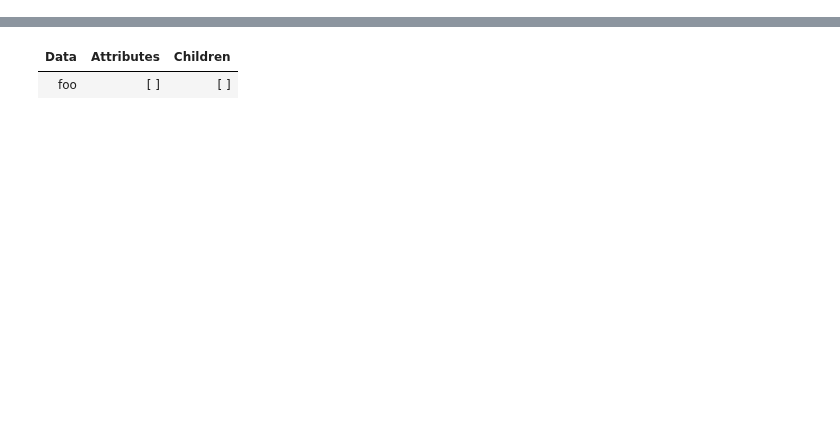
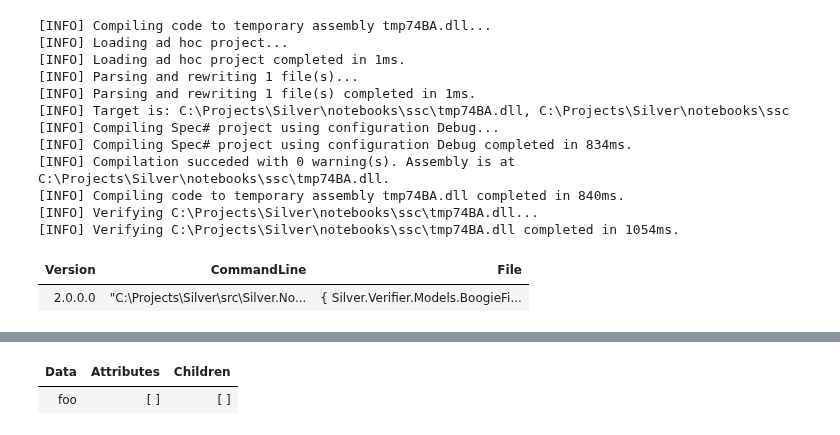
Before and after one commit to allisterb/Silver, a Jupyter notebook: notebooks/ndcoslo2022.ipynb, the cells around one changed output, grey strips where cells are left out. Saved outputs shown, nothing was run; the diff lists cells and outputs as text; code cells hidden in the pictures; blank space fills up the shorter version.

```diff
--- a/notebooks/ndcoslo2022.ipynb
+++ b/notebooks/ndcoslo2022.ipynb
@@ -19,0 +32,18 @@ Verifier.VerifyCode("foo() {}")
+# %%
+#!share test1 --from value
+Verifier.VerifyCode(test1)
+# %% [output]
+[INFO] Compiling code to temporary assembly tmp74BA.dll...
+[INFO] Loading ad hoc project...
+[INFO] Loading ad hoc project completed in 1ms.
+[INFO] Parsing and rewriting 1 file(s)...
+[INFO] Parsing and rewriting 1 file(s) completed in 1ms.
+[INFO] Target is: C:\Projects\Silver\notebooks\ssc\tmp74BA.dll, C:\Projects\Silver\notebooks\ssc
+[INFO] Compiling Spec# project using configuration Debug...
+[INFO] Compiling Spec# project using configuration Debug completed in 834ms.
+[INFO] Compilation succeded with 0 warning(s). Assembly is at C:\Projects\Silver\notebooks\ssc\tmp74BA.dll.
+[INFO] Compiling code to temporary assembly tmp74BA.dll completed in 840ms.
+[INFO] Verifying C:\Projects\Silver\notebooks\ssc\tmp74BA.dll...
+[INFO] Verifying C:\Projects\Silver\notebooks\ssc\tmp74BA.dll completed in 1054ms.
+| Version | CommandLine | File |
+| 2.0.0.0 | "C:\Projects\Silver\src\Silver.No... | { Silver.Verifier.Models.BoogieFi... |
```
Also changed, not shown: parts of 5 cells of this notebook, 5 other files.
